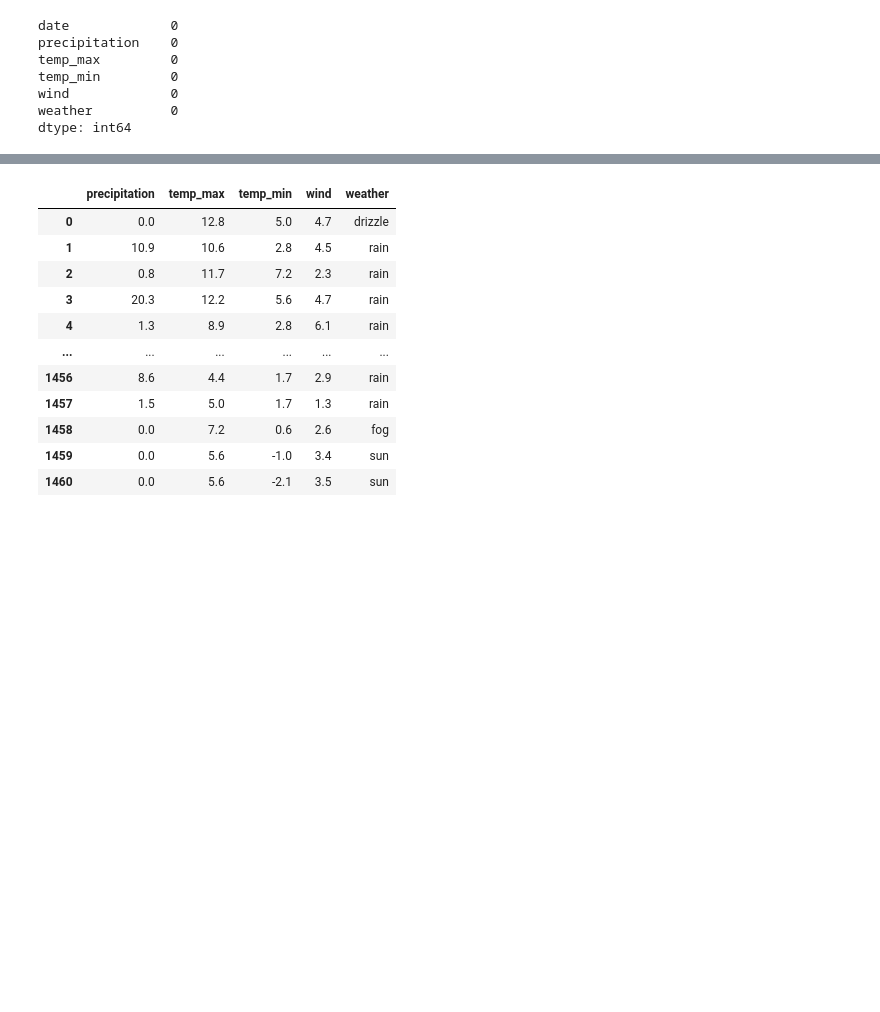
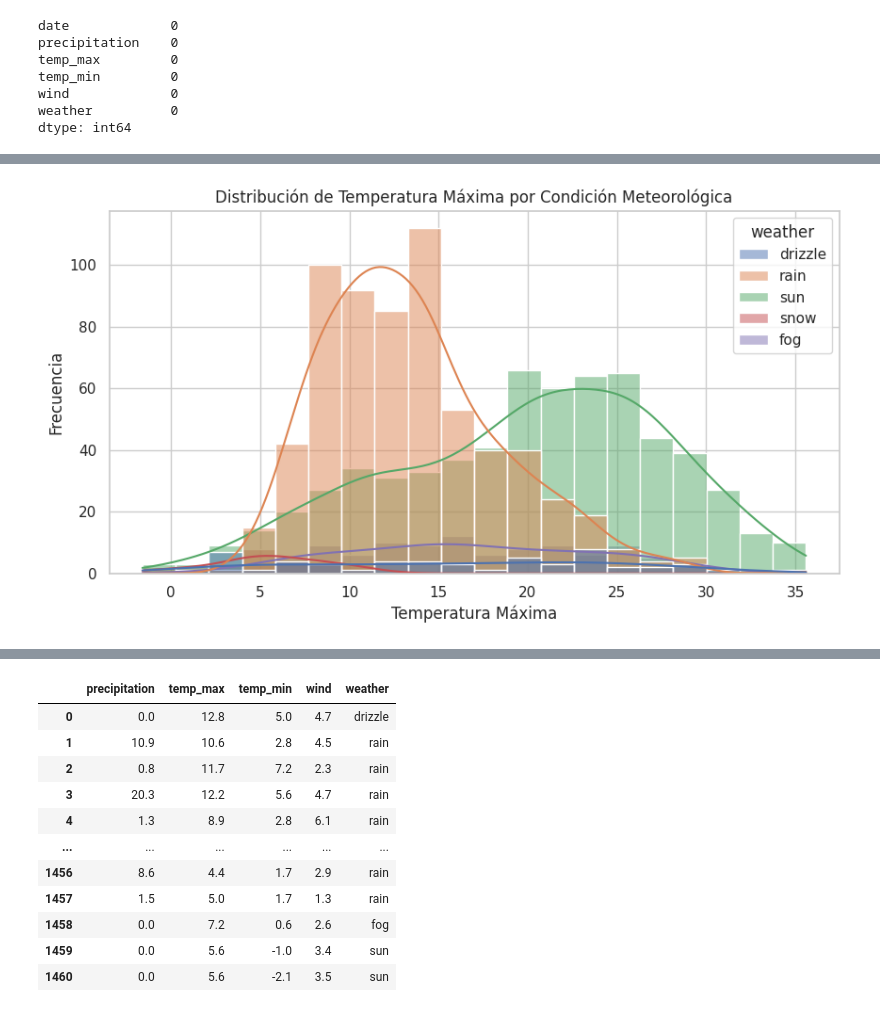
Before and after one commit to jnkrd27/ProyectoMachineLearn, a Jupyter notebook: Analisis_Exploratorio.ipynb, the cells around one changed output, grey strips where cells are left out. Saved outputs shown, nothing was run; the diff lists cells and outputs as text; code cells hidden in the pictures; blank space fills up the shorter version.

```diff
--- a/Analisis_Exploratorio.ipynb
+++ b/Analisis_Exploratorio.ipynb
@@ -52,0 +82,9 @@ sns.pairplot(climadrop, hue='weather', markers=['o', '>', '<', 'v','^'])
+# %%
+plt.figure(figsize=(10, 5))
+sns.histplot(data=climadrop, x='temp_max', hue='weather', bins=20, kde=True)
+plt.title("Distribución de Temperatura Máxima por Condición Meteorológica")
+plt.xlabel("Temperatura Máxima")
+plt.ylabel("Frecuencia")
+plt.show()
+# %% [output]
+[figure, added]
```
Also changed, not shown: parts of 7 cells of this notebook.
